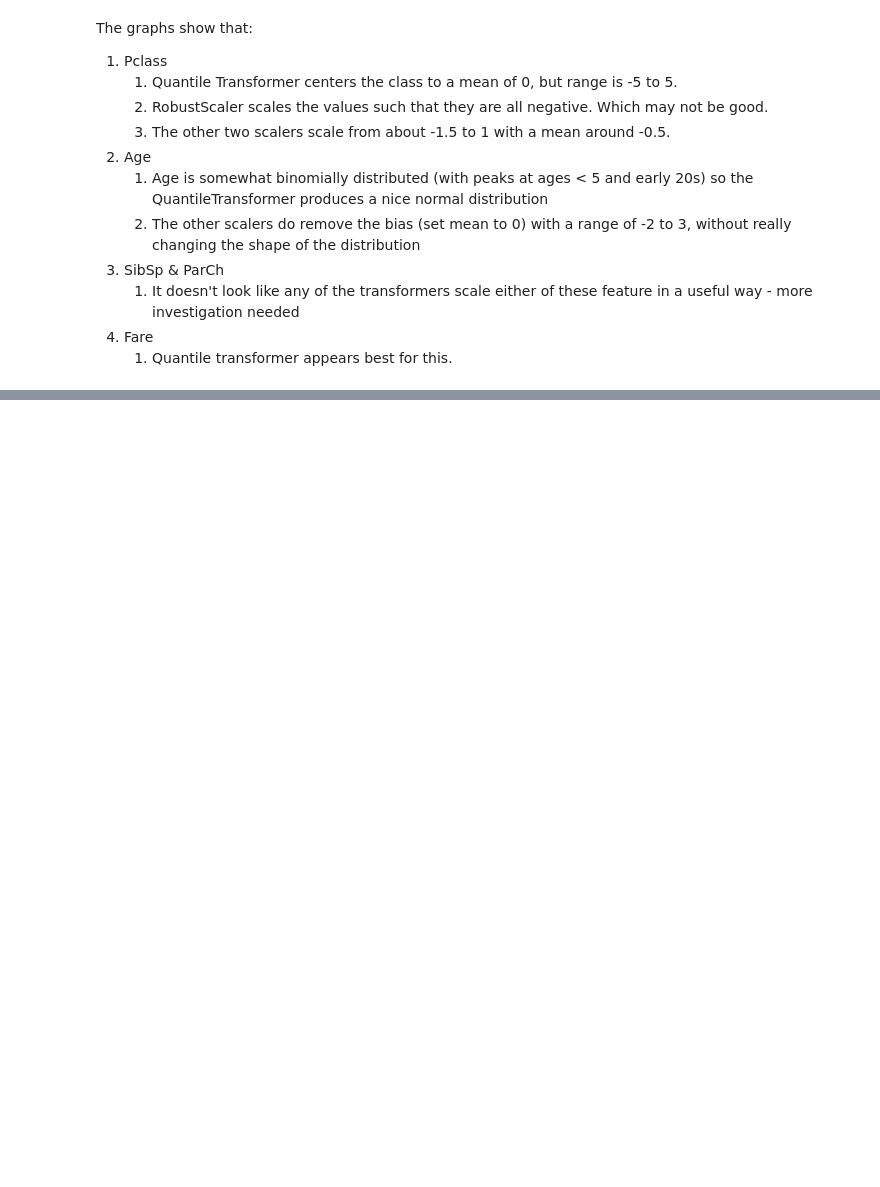
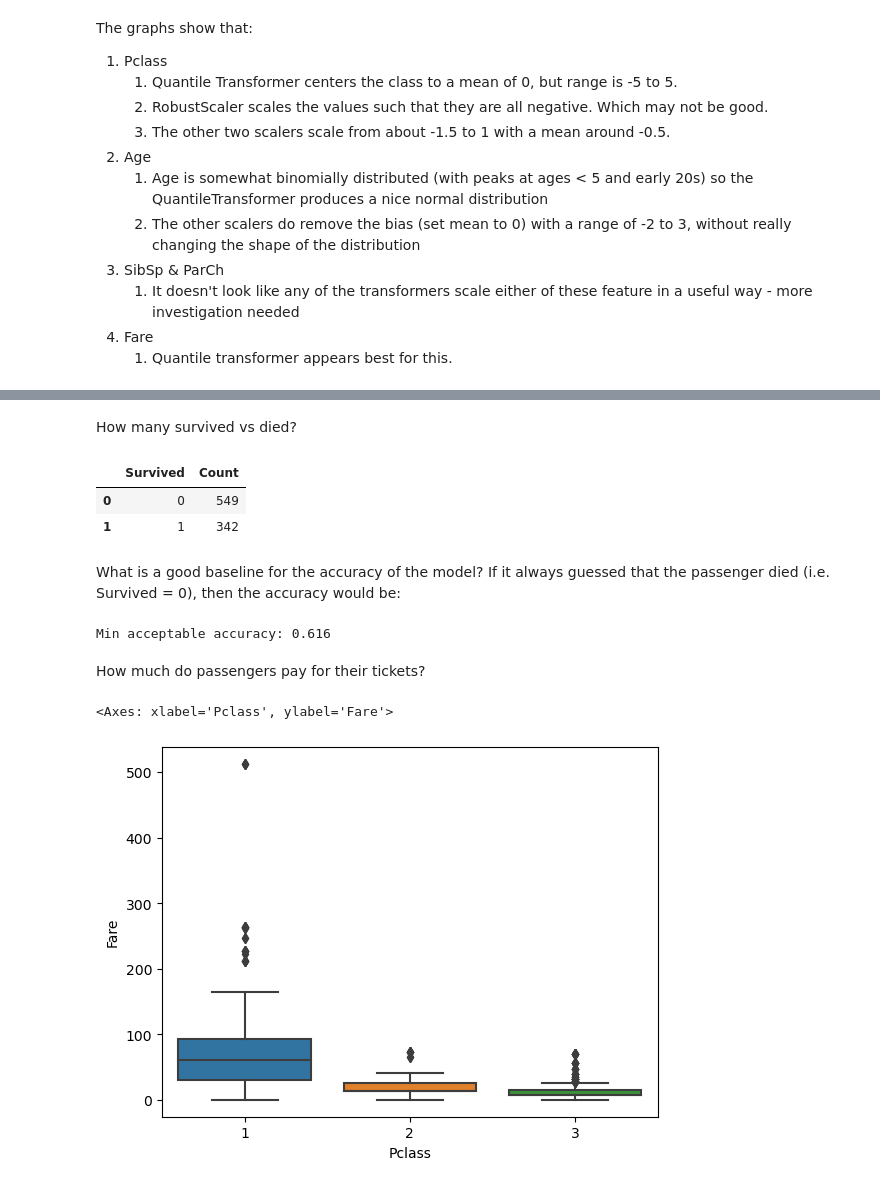
Before and after one commit to ADPriceless/TDA_Assignment_Titanic, a Jupyter notebook: exploration.ipynb, the cells around one changed output, grey strips where cells are left out. Saved outputs shown, nothing was run; the diff lists cells and outputs as text; code cells hidden in the pictures; blank space fills up the shorter version.

Commit message:
Add investigation of Cabin and Ticket Fare features

```diff
--- a/exploration.ipynb
+++ b/exploration.ipynb
@@ -264,0 +269,21 @@ The graphs show that:
+# %% [markdown]
+How many survived vs died?
+# %%
+explore.count_group(df_titanic, ['Survived'])
+# %% [output]
+|  | Survived | Count |
+| 0 | 0 | 549 |
+| 1 | 1 | 342 |
+# %% [markdown]
+What is a good baseline for the accuracy of the model? If it always guessed that the passenger died (i.e. Survived = 0), then the accuracy would be:
+# %%
+print(f'Min acceptable accuracy: {(549 / 891):.3f}')
+# %% [output]
+Min acceptable accuracy: 0.616
+# %% [markdown]
+How much do passengers pay for their tickets?
+# %%
+sns.boxplot(df_titanic, x='Pclass', y='Fare')
+# %% [output]
+<Axes: xlabel='Pclass', ylabel='Fare'>
+[figure, added]
```
Also changed, not shown: parts of 21 cells of this notebook, 1 other file.
